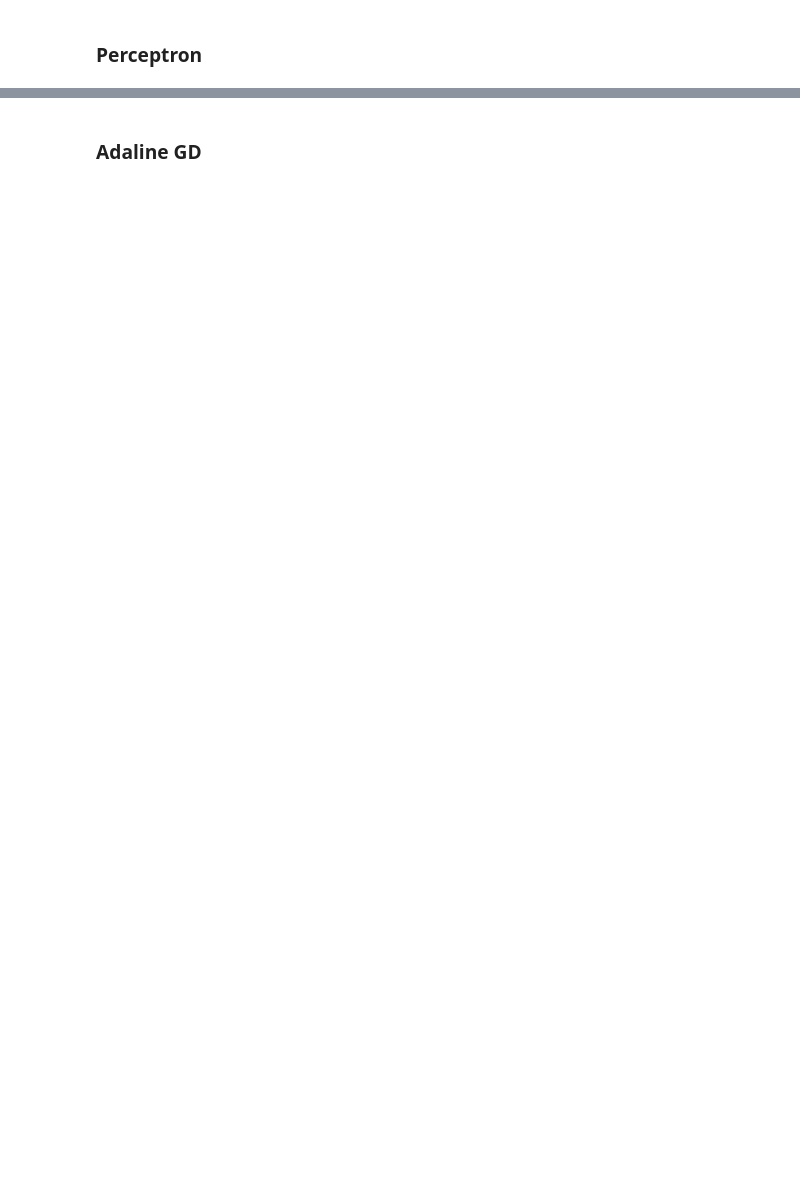
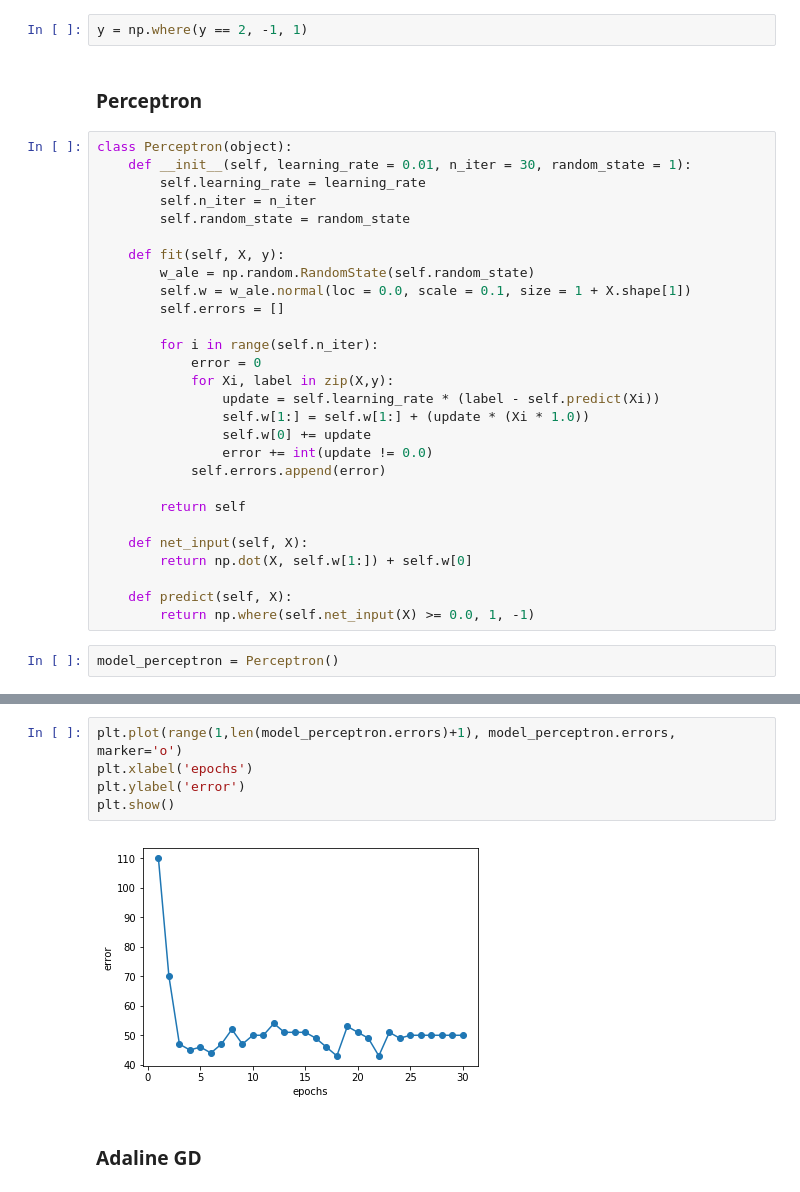
Before and after one commit to viniciusteix/topics-3, a Jupyter notebook: Lista 01 - Q2.ipynb, the cells around one changed output, grey strips where cells are left out. Cells and saved outputs as stored; diff of their text form; blank space fills up the shorter version.

```diff
--- a/Lista 01 - Q2.ipynb
+++ b/Lista 01 - Q2.ipynb
@@ -23,2 +31,34 @@ y = data.iloc[:,10].values
+# %%
+y = np.where(y == 2, -1, 1)
 # %% [markdown]
 ### Perceptron
+# %%
+class Perceptron(object):
+    def __init__(self, learning_rate = 0.01, n_iter = 30, random_state = 1):
+        self.learning_rate = learning_rate
+        self.n_iter = n_iter
+        self.random_state = random_state
+
+    def fit(self, X, y):
+        w_ale = np.random.RandomState(self.random_state)
+        self.w = w_ale.normal(loc = 0.0, scale = 0.1, size = 1 + X.shape[1])
+        self.errors = []
+
+        for i in range(self.n_iter):
+            error = 0
+            for Xi, label in zip(X,y):
+                update = self.learning_rate * (label - self.predict(Xi))
+                self.w[1:] = self.w[1:] + (update * (Xi * 1.0))
+                self.w[0] += update
+                error += int(update != 0.0)
+            self.errors.append(error)
+
+        return self
+
+    def net_input(self, X):
+        return np.dot(X, self.w[1:]) + self.w[0]
+
+    def predict(self, X):
+        return np.where(self.net_input(X) >= 0.0, 1, -1)
+# %%
+model_perceptron = Perceptron()
@@ -25,2 +69,9 @@ y = data.iloc[:,10].values
+# %%
+plt.plot(range(1,len(model_perceptron.errors)+1), model_perceptron.errors, marker='o')
+plt.xlabel('epochs')
+plt.ylabel('error')
+plt.show()
+# %% [output]
+[figure, added]
 # %% [markdown]
 ### Adaline GD
```
Also changed, not shown: parts of 12 cells of this notebook.
